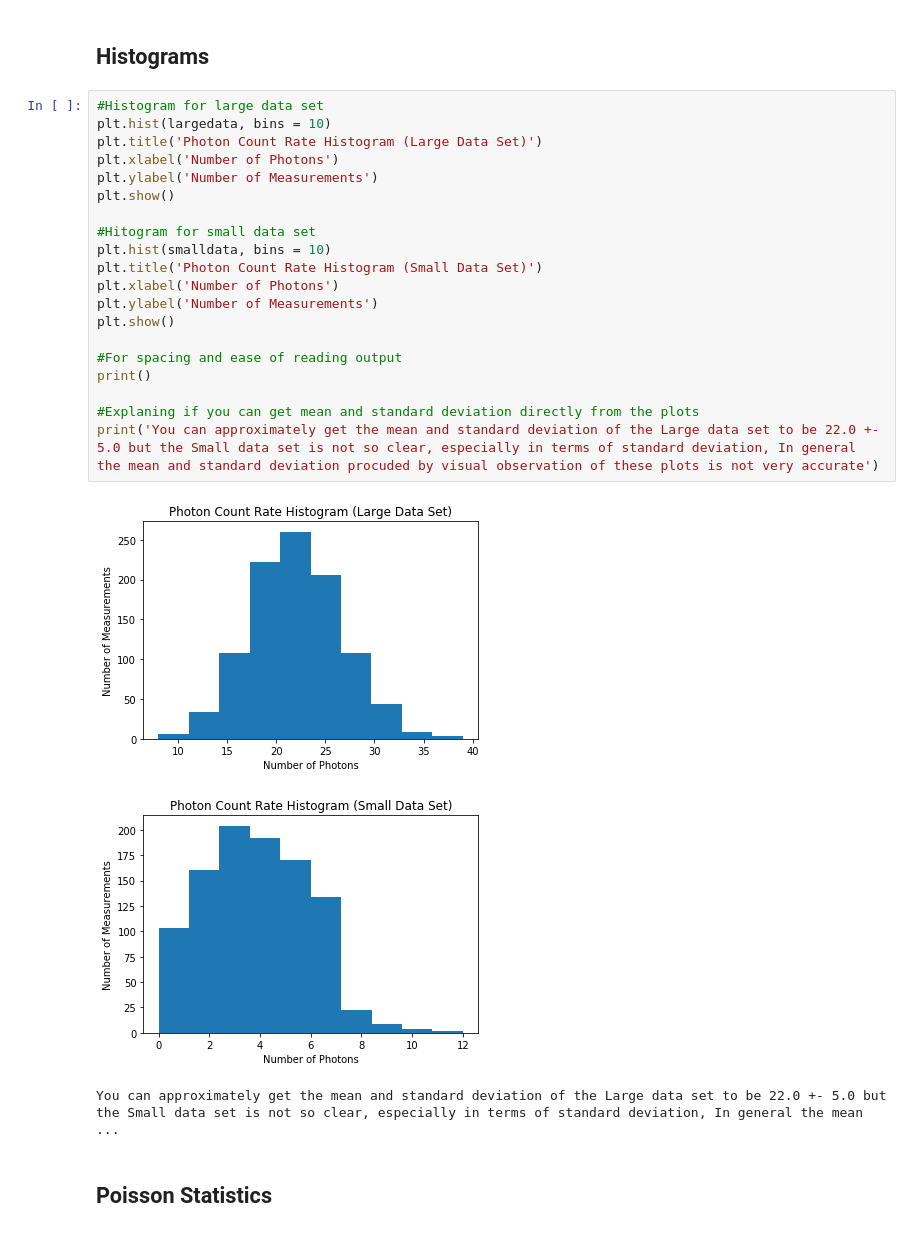
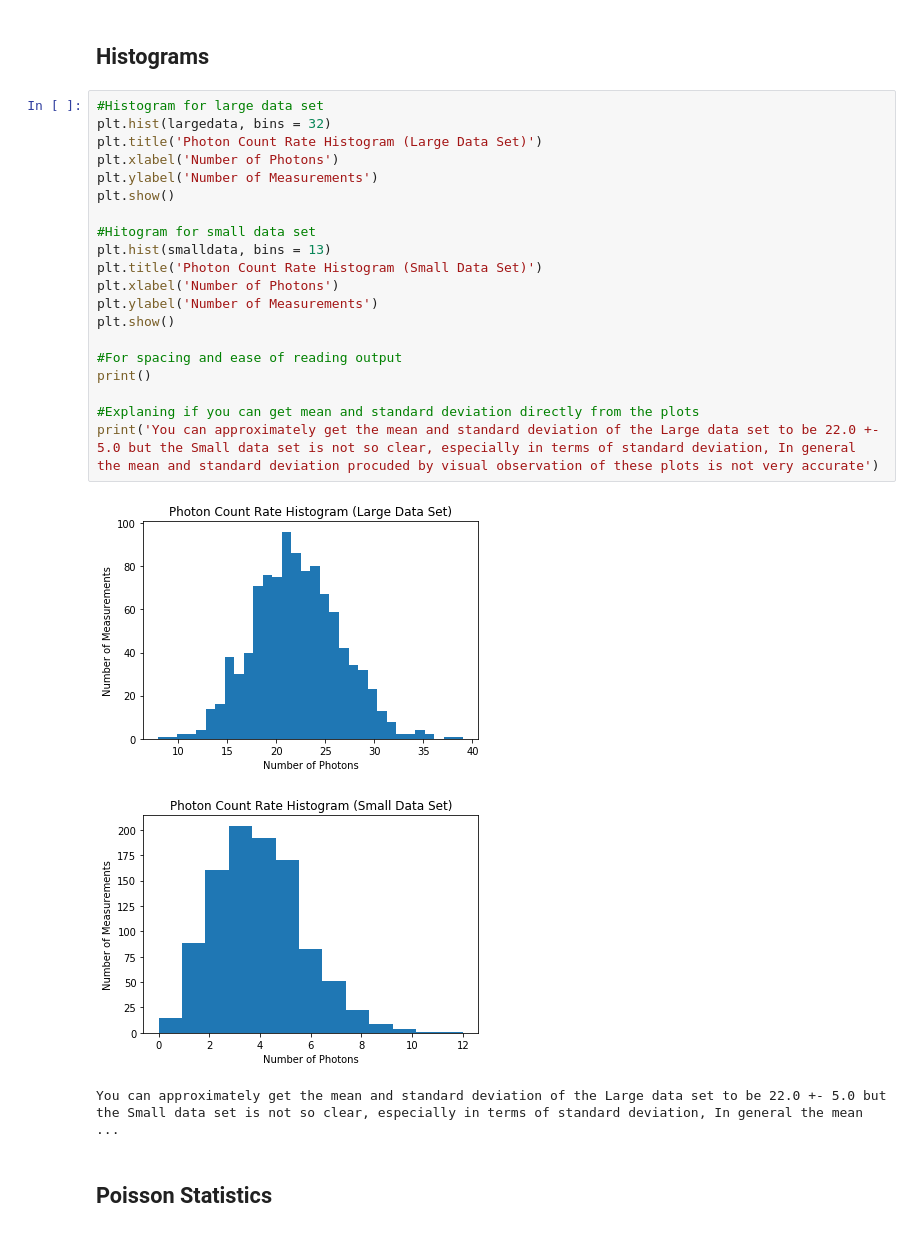
Before and after one commit to AyushPandhi/Pandhi_Ayush_AST326, a Jupyter notebook: Lab 1/AST326 Lab 1 Part 3.ipynb, the cells around one changed output. Cells and saved outputs as stored; diff of their text form.

```diff
--- a/Lab 1/AST326 Lab 1 Part 3.ipynb
+++ b/Lab 1/AST326 Lab 1 Part 3.ipynb
@@ -110,27 +111,27 @@ plt.show()
 ## Histograms
 # %%
 #Histogram for large data set
-plt.hist(largedata, bins = 10)
+plt.hist(largedata, bins = 32)
 plt.title('Photon Count Rate Histogram (Large Data Set)')
 plt.xlabel('Number of Photons')
 plt.ylabel('Number of Measurements')
 plt.show()
 
 #Hitogram for small data set
-plt.hist(smalldata, bins = 10)
+plt.hist(smalldata, bins = 13)
 plt.title('Photon Count Rate Histogram (Small Data Set)')
 plt.xlabel('Number of Photons')
 plt.ylabel('Number of Measurements')
 plt.show()
 
 #For spacing and ease of reading output
 print()
 
 #Explaning if you can get mean and standard deviation directly from the plots
 print('You can approximately get the mean and standard deviation of the Large data set to be 22.0 +- 5.0 but the Small data set is not so clear, especially in terms of standard deviation, In general the mean and standard deviation procuded by visual observation of these plots is not very accurate')
 # %% [output]
-[figure, old version]
+[figure, new version]
-[figure, old version]
+[figure, new version]
 You can approximately get the mean and standard deviation of the Large data set to be 22.0 +- 5.0 but the Small data set is not so clear, especially in terms of standard deviation, In general the mean ...
 # %% [markdown]
 ## Poisson Statistics
```
Also changed, not shown: parts of 3 cells of this notebook.
